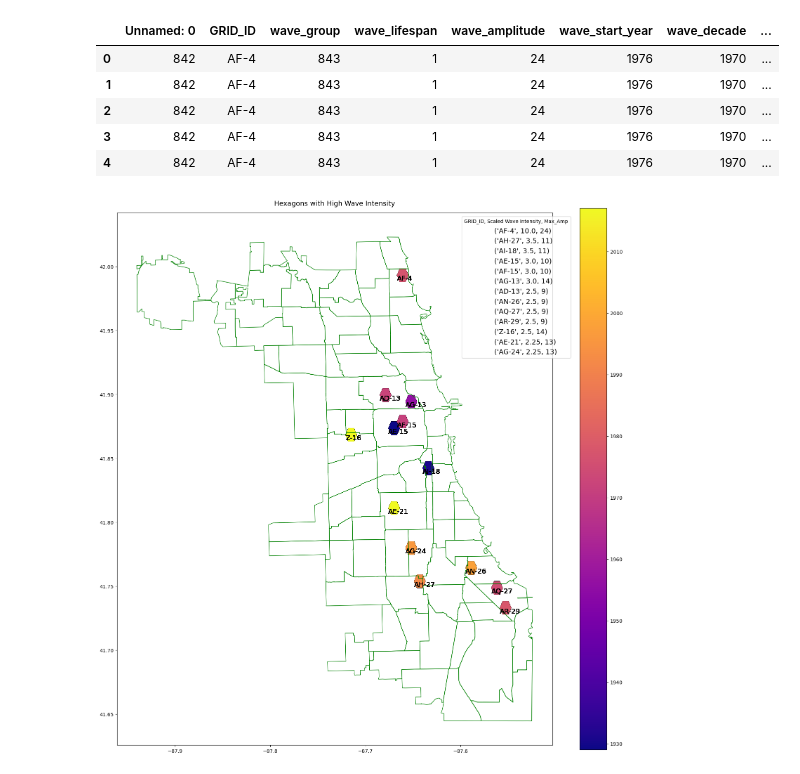
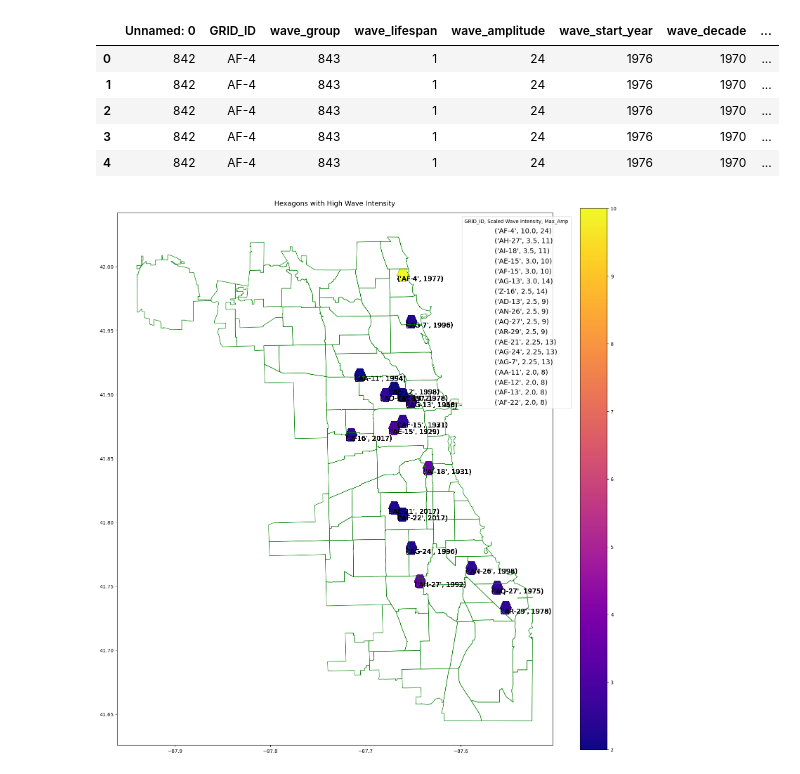
Before and after one commit to uchicago-justice-project/decreasing-homicide-waves, a Jupyter notebook: hom_decrease_2.ipynb, the cells around one changed output. Cells and saved outputs as stored; diff of their text form; code cells hidden in the pictures.

```diff
--- a/hom_decrease_2.ipynb
+++ b/hom_decrease_2.ipynb
@@ -176,7 +176,10 @@ sns.violinplot(wave_metrics,
 <Axes: xlabel='wave_intensity'>
 [figure]
 # %%
-map_data_intensity = pd.merge(left=wave_metrics.nlargest(15, 'wave_intensity'),
+map_data_intensity = pd.merge(left=wave_metrics.nlargest(20, columns=['wave_intensity',
+                                                                      'wave_amplitude',
+                                                                      ]
+                                                                      ),
                               right=map_data,
                               how='inner',
                               on='GRID_ID'
@@ -200,7 +203,7 @@ map_data_intensity.head()
 fig, ax = plt.subplots(figsize=(20, 20))
 
 # Plot all hexagons colored by longest_gap
-map_data_intensity.plot(column="wave_end_year", cmap="plasma", edgecolor="black", linewidth=0.1, legend=True, ax=ax,)
+map_data_intensity.plot(column="wave_intensity", cmap="plasma", edgecolor="black", linewidth=0.1, legend=True, ax=ax,)
 ax.set_title("Hexagons with High Wave Intensity", fontsize=14, pad=15)
 #ax.annotate("Note: Hexagons where bldg_ct = 0 have been excluded in this visualization", xy=(0.5, -0.1), xycoords="axes fraction", ha="center", fontsize=10)
 
@@ -208,34 +211,35 @@ ax.set_title("Hexagons with High Wave Intensity", fontsize=14, pad=15)
 #plt.ylim(41.63, 41.95)
 
 # Plot community boundaries
 
 commarea.plot(facecolor="none", edgecolor="green", linewidth=1, ax=ax)
 
 # Add community labels
 
-for geo, label in zip(map_data_intensity.geometry,
-                        map_data_intensity.GRID_ID):
+for geo, label, year in zip(map_data_intensity.geometry,
+                        map_data_intensity.GRID_ID,
+                        map_data_intensity.wave_end_year):
     x_min, y_min, x_max, y_max = geo.bounds
-    ax.text(x_min, y_min, label,
+    ax.text(x_min, y_min, (label, year),
              fontsize=14, color='black' , ha="left", va="bottom", weight="normal", wrap=True)
 '''
 for x, y, label in zip(commarea.geometry.centroid.x,
                         commarea.geometry.centroid.y,
                         commarea["COMMUNITY"]):
     ax.text(x, y, label, fontsize=6, color="white", ha="center", va="center")'''
 
 legend = []
 
 for i in map_data_intensity['GRID_ID'].unique():
     sub_map = map_data_intensity[map_data_intensity['GRID_ID']==i]
     amp = sub_map['wave_amplitude'].max()
     intensity = sub_map['wave_intensity'].max()
 
     legend.append((i, float(intensity), int(amp)))
 
 handles = [plt.Line2D([0], [0], linestyle='', label=grid_id) for grid_id in legend]
 plt.legend(handles=handles, fontsize=14, title="GRID_ID, Scaled Wave Intensity, Max_Amp", bbox_to_anchor=(1.05, 1), loc='upper right')
 
 plt.show()
 # %% [output]
-[figure, old version]
+[figure, new version]
```
Also changed, not shown: parts of 13 cells of this notebook.
